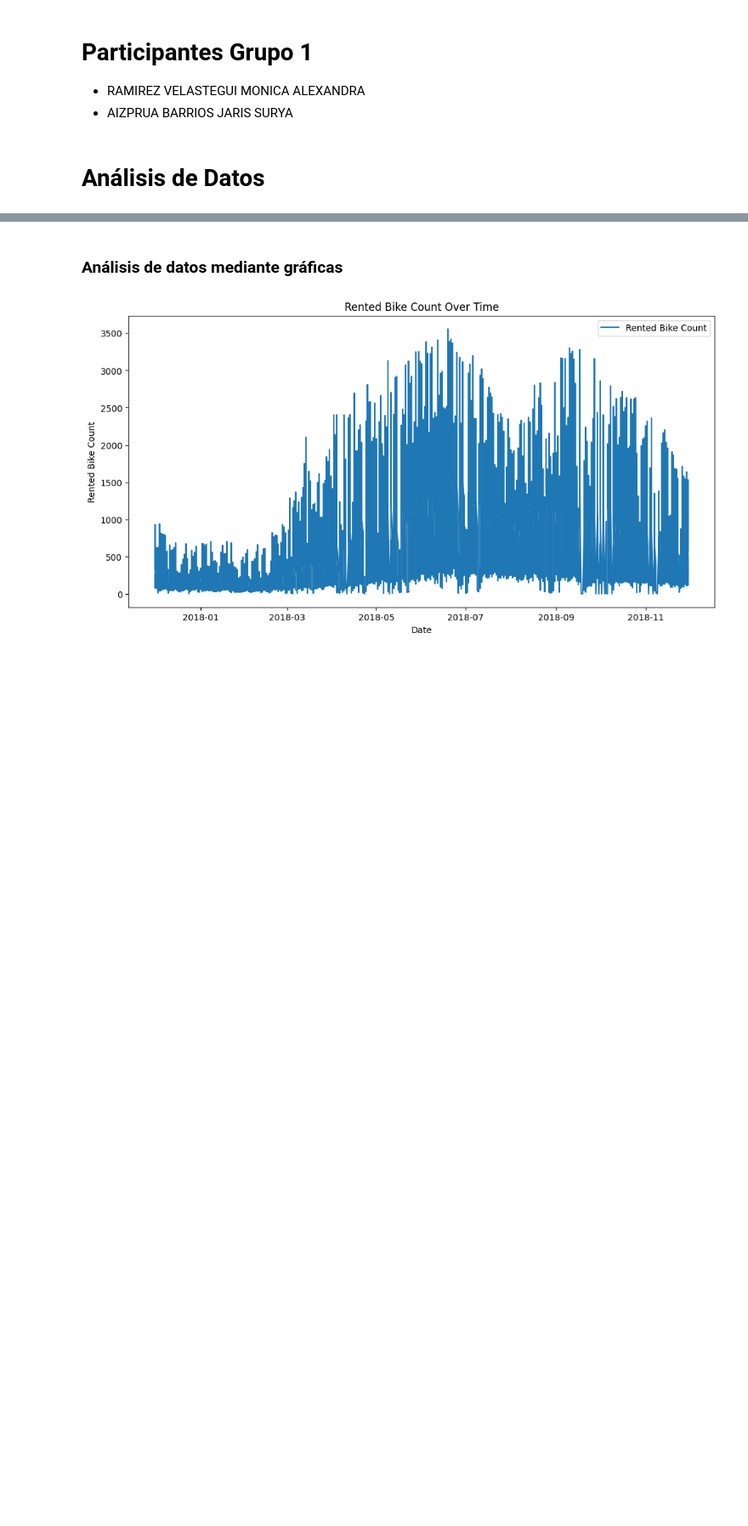
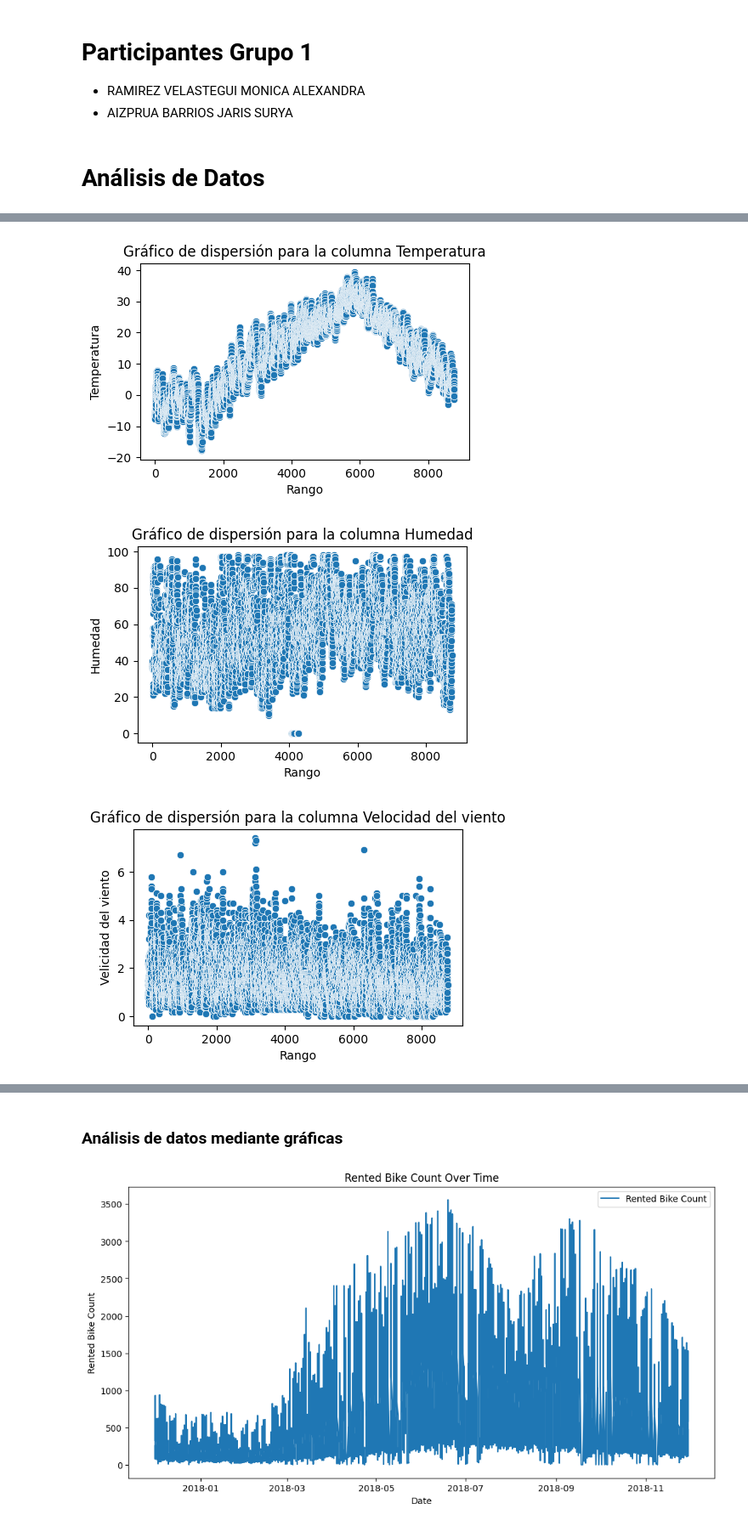
Before and after one commit to RamMonik/ProyectoFinalAnalisisyVisualizacionDatos, a Jupyter notebook: Proyecto_Final_Análisis_Datos_Grupo_1_(1).ipynb, the cells around one changed output, grey strips where cells are left out. Shown at 85% size. Saved outputs shown, nothing was run; the diff lists cells and outputs as text; code cells hidden in the pictures; blank space fills up the shorter version.

```diff
--- a/Proyecto_Final_Análisis_Datos_Grupo_1_(1).ipynb
+++ b/Proyecto_Final_Análisis_Datos_Grupo_1_(1).ipynb
@@ -98,3 +99,49 @@ skim(datos_editado)
 │ │ Functioning Day                 │      0 │          0 │                          1 │                  8760 │  │
 │ └─────────────────────────────────┴────────┴────────────┴────────────────────────────┴───────────────────────┘  │
 ╰────────────────────────────────────────────────────── End ──────────────────────────────────────────────────────╯
+# %%
+# Visualizacion de valores atópicos
+
+#Detección y visualización de valores atípicos para la columna 'Temperature'
+plt.figure(figsize=(5, 3))
+sns.scatterplot(x=datos_original.index, y=datos_original['Temperature(Â°C)'])
+plt.title('Gráfico de dispersión para la columna Temperatura')
+plt.xlabel('Rango')
+plt.ylabel('Temperatura')
+plt.show()
+
+#Detección y visualización de valores atípicos para la columna 'Humedad'
+plt.figure(figsize=(5, 3))
+sns.scatterplot(x=datos_original.index, y=datos_original['Humidity(%)'])
+plt.title('Gráfico de dispersión para la columna Humedad')
+plt.xlabel('Rango')
+plt.ylabel('Humedad')
+plt.show()
+
+#Detección y visualización de valores atípicos para la columna 'Velocidad del viento'
+plt.figure(figsize=(5, 3))
+sns.scatterplot(x=datos_original.index, y=datos_original['Wind speed (m/s)'])
+plt.title('Gráfico de dispersión para la columna Velocidad del viento')
+plt.xlabel('Rango')
+plt.ylabel('Velicidad del viento')
+plt.show()
+
+#Detección y visualización de valores atípicos para la columna 'Visibilidad'
+plt.figure(figsize=(5, 3))
+sns.scatterplot(x=datos_original.index, y=datos_original['Visibility (10m)'])
+plt.title('Gráfico de dispersión para la columna Visibilidad')
+plt.xlabel('Rango')
+plt.ylabel('Visiilidad')
+plt.show()
+
+#Detección y visualización de valores atípicos para la columna 'Dew point temperature(°C)'
+plt.figure(figsize=(5, 3))
+sns.scatterplot(x=datos_original.index, y=datos_original['Dew point temperature(Â°C)'])
+plt.title('Gráfico de dispersión para la columna Dew point temperature(°C)')
+plt.xlabel('Rango')
+plt.ylabel('Dew point temperature(°C)')
+plt.show()
+# %% [output]
+[figure, added]
+[figure, added]
+[figure, added]
```
Also changed, not shown: parts of 36 cells of this notebook.
